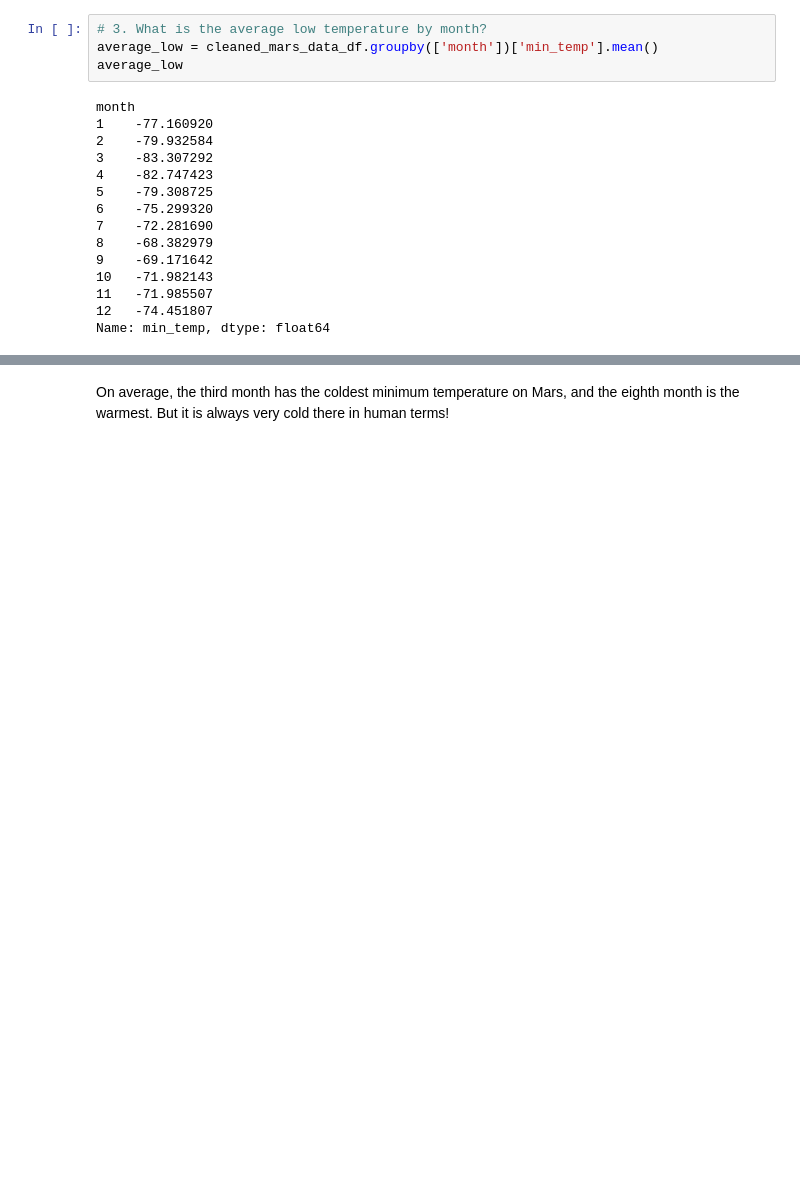
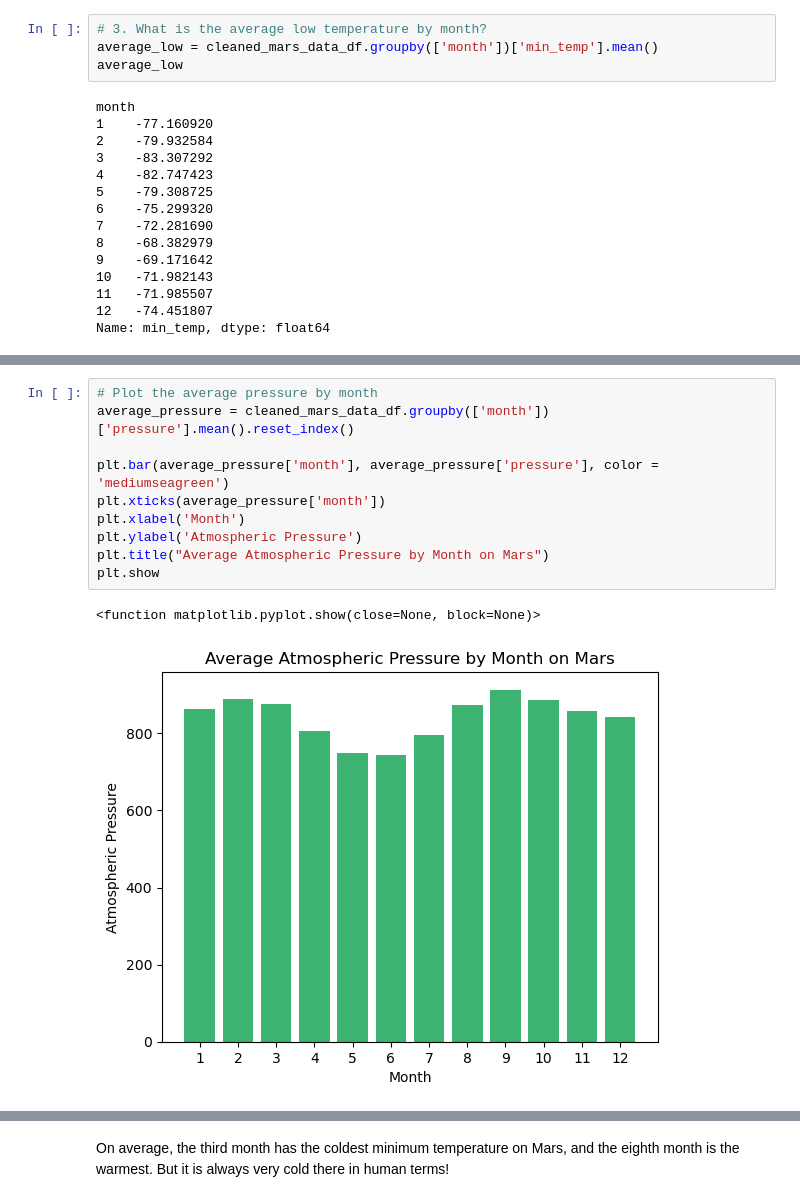
Before and after one commit to EBPaz/Mars_data_scraping, a Jupyter notebook: Starter_Code/part_2_mars_weather.ipynb, the cells around one changed output, grey strips where cells are left out. Drawn from its saved outputs; the diff is of its cells as text; blank space fills up the shorter version.

```diff
--- a/Starter_Code/part_2_mars_weather.ipynb
+++ b/Starter_Code/part_2_mars_weather.ipynb
@@ -250,0 +227,13 @@ Name: pressure, dtype: float64
+# %%
+# Plot the average pressure by month
+average_pressure = cleaned_mars_data_df.groupby(['month'])['pressure'].mean().reset_index()
+
+plt.bar(average_pressure['month'], average_pressure['pressure'], color = 'mediumseagreen')
+plt.xticks(average_pressure['month'])
+plt.xlabel('Month')
+plt.ylabel('Atmospheric Pressure')
+plt.title("Average Atmospheric Pressure by Month on Mars")
+plt.show
+# %% [output]
+<function matplotlib.pyplot.show(close=None, block=None)>
+[figure, added]
```
Also changed, not shown: parts of 11 cells of this notebook, 3 other files.
